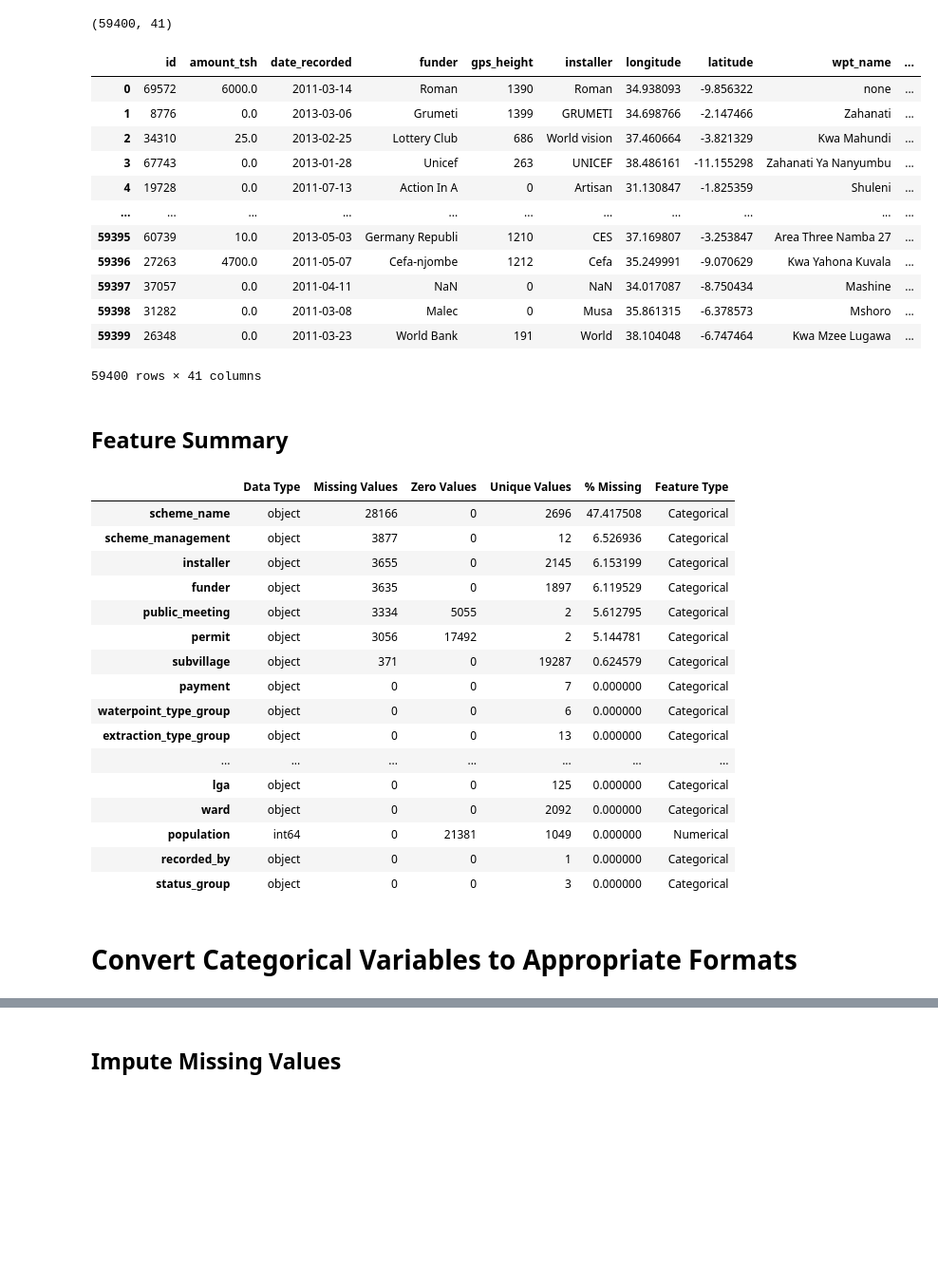
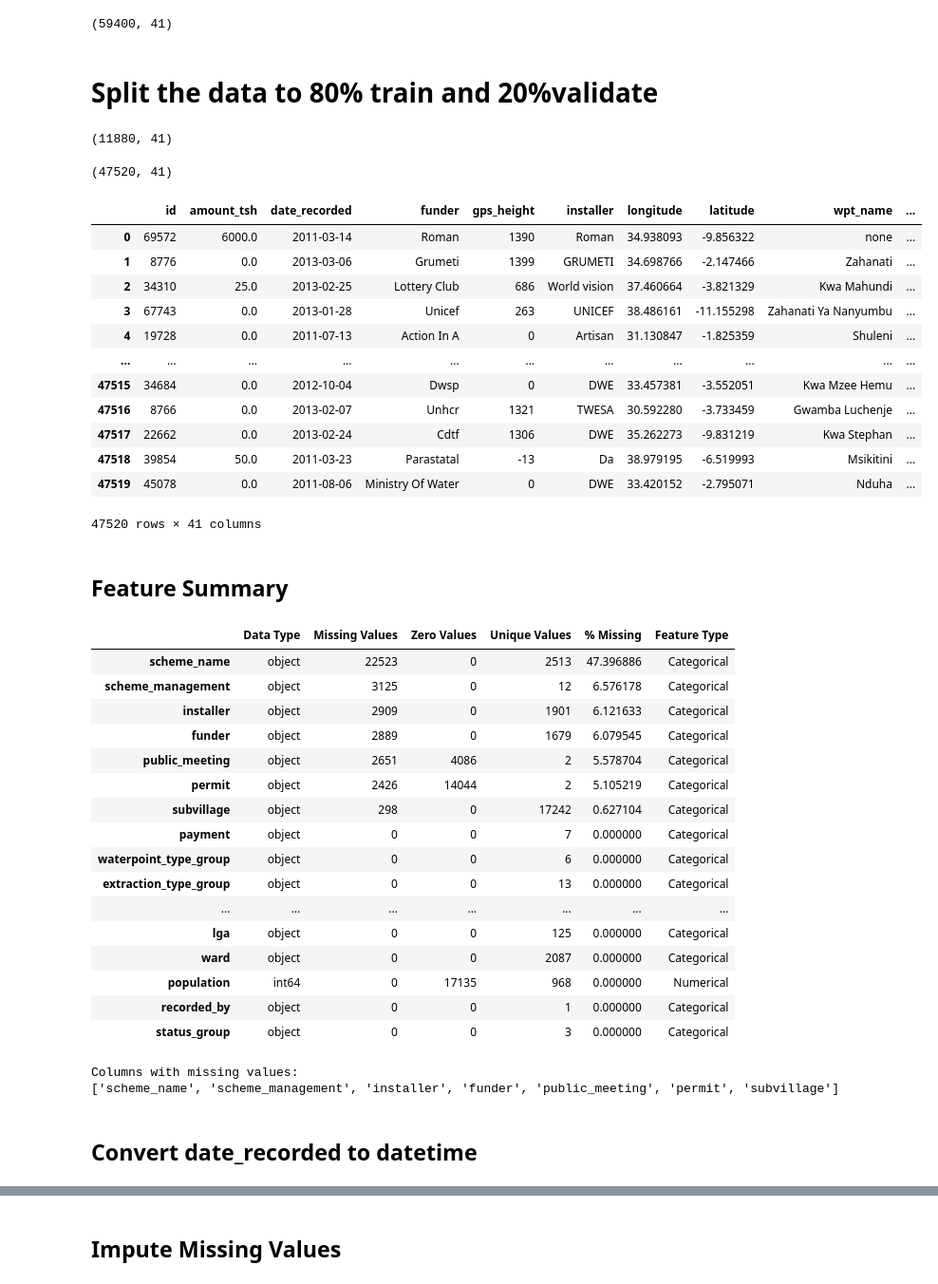
Before and after one commit to fsmariam/HydroLogic, a Jupyter notebook: notebooks/handling_missingvalues_final.ipynb, the cells around one changed output, grey strips where cells are left out. Shown: that part at 95% size. Cells and saved outputs as stored; diff of their text form; code cells hidden in the pictures; blank space fills up the shorter version.

```diff
--- a/notebooks/handling_missingvalues_final.ipynb
+++ b/notebooks/handling_missingvalues_final.ipynb
@@ -47,21 +60,40 @@ df_train_original.head()
 df_train_original.shape
 # %% [output]
 (59400, 41)
+# %% [markdown]
+# Split the data to 80% train and 20%validate
+# %%
+# split using train_test_split with shuffled=False to preserve order
+train_size = int(len(df_train_original) * 0.8)
+df_train = df_train_original.iloc[:train_size]
+df_test = df_train_original.iloc[train_size:]
+
+# Save the splits
+df_train.to_csv("../data/processed/Merged_Training_data.csv", index=False)
+df_test.to_csv("../data/processed/Merged_Test_data.csv", index=False)
+# %%
+df_test.shape
+# %% [output]
+(11880, 41)
+# %%
+df_train.shape
+# %% [output]
+(47520, 41)
 # %%
 # make a copy of the original dataset
-df_train_cleaned = df_train_original.copy()
-df_train_cleaned
+df_train = df_train.copy()
+df_train
 # %% [output]
 |  | id | amount_tsh | date_recorded | funder | gps_height | installer | longitude | latitude | wpt_name | ... |
 | 0 | 69572 | 6000.0 | 2011-03-14 | Roman | 1390 | Roman | 34.938093 | -9.856322 | none | ... |
 | 1 | 8776 | 0.0 | 2013-03-06 | Grumeti | 1399 | GRUMETI | 34.698766 | -2.147466 | Zahanati | ... |
 | 2 | 34310 | 25.0 | 2013-02-25 | Lottery Club | 686 | World vision | 37.460664 | -3.821329 | Kwa Mahundi | ... |
 | 3 | 67743 | 0.0 | 2013-01-28 | Unicef | 263 | UNICEF | 38.486161 | -11.155298 | Zahanati Ya Nanyumbu | ... |
 | 4 | 19728 | 0.0 | 2011-07-13 | Action In A | 0 | Artisan | 31.130847 | -1.825359 | Shuleni | ... |
 | ... | ... | ... | ... | ... | ... | ... | ... | ... | ... | ... |
-| 59395 | 60739 | 10.0 | 2013-05-03 | Germany Republi | 1210 | CES | 37.169807 | -3.253847 | Area Three Namba 27 | ... |
-| 59396 | 27263 | 4700.0 | 2011-05-07 | Cefa-njombe | 1212 | Cefa | 35.249991 | -9.070629 | Kwa Yahona Kuvala | ... |
-| 59397 | 37057 | 0.0 | 2011-04-11 | NaN | 0 | NaN | 34.017087 | -8.750434 | Mashine | ... |
-| 59398 | 31282 | 0.0 | 2011-03-08 | Malec | 0 | Musa | 35.861315 | -6.378573 | Mshoro | ... |
-| 59399 | 26348 | 0.0 | 2011-03-23 | World Bank | 191 | World | 38.104048 | -6.747464 | Kwa Mzee Lugawa | ... |
+| 47515 | 34684 | 0.0 | 2012-10-04 | Dwsp | 0 | DWE | 33.457381 | -3.552051 | Kwa Mzee Hemu | ... |
+| 47516 | 8766 | 0.0 | 2013-02-07 | Unhcr | 1321 | TWESA | 30.592280 | -3.733459 | Gwamba Luchenje | ... |
+| 47517 | 22662 | 0.0 | 2013-02-24 | Cdtf | 1306 | DWE | 35.262273 | -9.831219 | Kwa Stephan | ... |
+| 47518 | 39854 | 50.0 | 2011-03-23 | Parastatal | -13 | Da | 38.979195 | -6.519993 | Msikitini | ... |
+| 47519 | 45078 | 0.0 | 2011-08-06 | Ministry Of Water | 0 | DWE | 33.420152 | -2.795071 | Nduha | ... |
-59400 rows × 41 columns
+47520 rows × 41 columns
@@ -98,24 +132,34 @@ def feature_summary(df):
     return summary.sort_values(by='Missing Values', ascending=False)
 
 # Run the summary
-feature_summary(df_train_cleaned)
+feature_summary(df_train)
 # %% [output]
 |  | Data Type | Missing Values | Zero Values | Unique Values | % Missing | Feature Type |
-| scheme_name | object | 28166 | 0 | 2696 | 47.417508 | Categorical |
-| scheme_management | object | 3877 | 0 | 12 | 6.526936 | Categorical |
-| installer | object | 3655 | 0 | 2145 | 6.153199 | Categorical |
-| funder | object | 3635 | 0 | 1897 | 6.119529 | Categorical |
-| public_meeting | object | 3334 | 5055 | 2 | 5.612795 | Categorical |
-| permit | object | 3056 | 17492 | 2 | 5.144781 | Categorical |
-| subvillage | object | 371 | 0 | 19287 | 0.624579 | Categorical |
+| scheme_name | object | 22523 | 0 | 2513 | 47.396886 | Categorical |
+| scheme_management | object | 3125 | 0 | 12 | 6.576178 | Categorical |
+| installer | object | 2909 | 0 | 1901 | 6.121633 | Categorical |
+| funder | object | 2889 | 0 | 1679 | 6.079545 | Categorical |
+| public_meeting | object | 2651 | 4086 | 2 | 5.578704 | Categorical |
+| permit | object | 2426 | 14044 | 2 | 5.105219 | Categorical |
+| subvillage | object | 298 | 0 | 17242 | 0.627104 | Categorical |
 | payment | object | 0 | 0 | 7 | 0.000000 | Categorical |
 | waterpoint_type_group | object | 0 | 0 | 6 | 0.000000 | Categorical |
 | extraction_type_group | object | 0 | 0 | 13 | 0.000000 | Categorical |
 | ... | ... | ... | ... | ... | ... | ... |
 | lga | object | 0 | 0 | 125 | 0.000000 | Categorical |
-| ward | object | 0 | 0 | 2092 | 0.000000 | Categorical |
-| population | int64 | 0 | 21381 | 1049 | 0.000000 | Numerical |
+| ward | object | 0 | 0 | 2087 | 0.000000 | Categorical |
+| population | int64 | 0 | 17135 | 968 | 0.000000 | Numerical |
 | recorded_by | object | 0 | 0 | 1 | 0.000000 | Categorical |
 | status_group | object | 0 | 0 | 3 | 0.000000 | Categorical |
+# %%
+# make a list of the columns with missing values
+summary = feature_summary(df_train)
+
+missing_columns = summary[summary['Missing Values'] > 0].index.tolist()
+print("Columns with missing values:")
+print(missing_columns)
+# %% [output]
+Columns with missing values:
+['scheme_name', 'scheme_management', 'installer', 'funder', 'public_meeting', 'permit', 'subvillage']
 # %% [markdown]
-# Convert Categorical Variables to Appropriate Formats
+## Convert date_recorded to datetime
```
Also changed, not shown: parts of 185 cells of this notebook, 9 other files.
